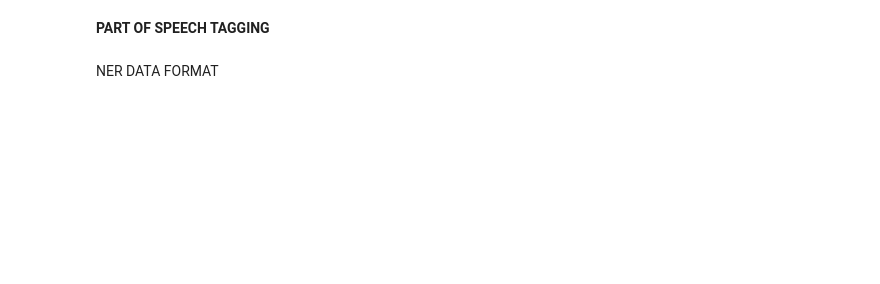
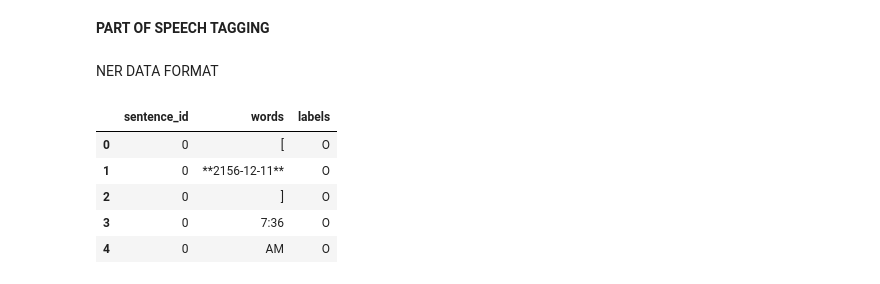
Before and after one commit to okechukwuchude/Automating-Medical-Coding, a Jupyter notebook: NB_open_json.ipynb, the cells around one changed output. Drawn from its saved outputs; the diff is of its cells as text; code cells hidden in the pictures; blank space fills up the shorter version.

```diff
--- a/NB_open_json.ipynb
+++ b/NB_open_json.ipynb
@@ -325,4 +327,13 @@ for note_info in extracted_texts:
             sentence_id += 1
 
 # Create the DataFrame
-df = pd.DataFrame(data)
+ner_df = pd.DataFrame(data)
+# %%
+ner_df.head()
+# %% [output]
+|  | sentence_id | words | labels |
+| 0 | 0 | [ | O |
+| 1 | 0 | **2156-12-11** | O |
+| 2 | 0 | ] | O |
+| 3 | 0 | 7:36 | O |
+| 4 | 0 | AM | O |
```
Also changed, not shown: parts of 1 cell of this notebook.
